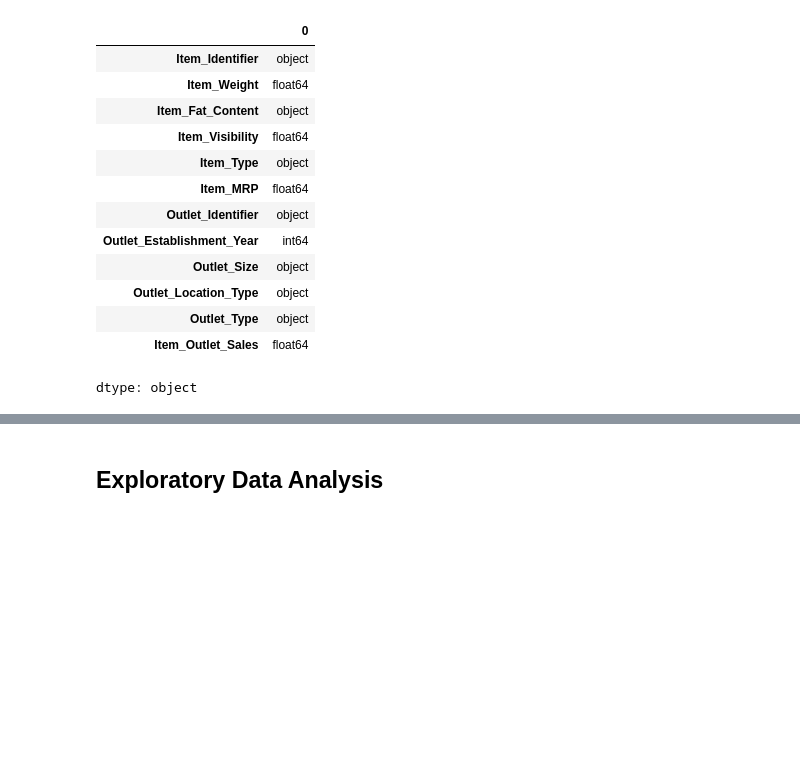
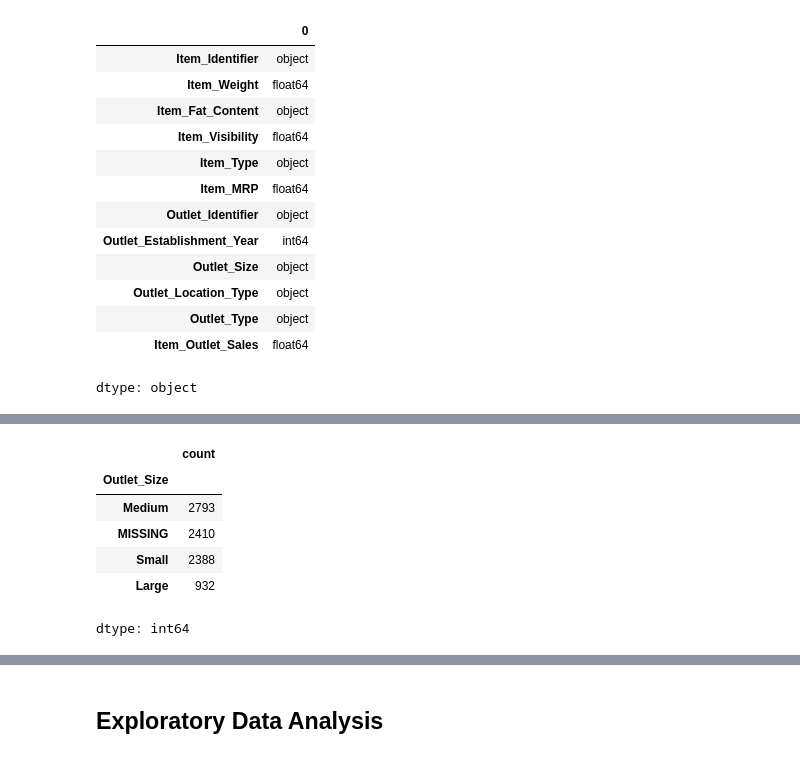
Before and after one commit to QossayShtaiwi/Prediction-of-Product-Sales, a Jupyter notebook: Prediction_of_Product_Sales.ipynb, the cells around one changed output, grey strips where cells are left out. Cells and saved outputs as stored; diff of their text form; code cells hidden in the pictures; blank space fills up the shorter version.

```diff
--- a/Prediction_of_Product_Sales.ipynb
+++ b/Prediction_of_Product_Sales.ipynb
@@ -101,2 +179,14 @@ dtype: object
+# %%
+#Outlet_Size
+df['Outlet_Size']= df['Outlet_Size'].replace({'High':'Large'})
+df['Outlet_Size'].value_counts()
+# %% [output]
+|  | count |
+| Outlet_Size |  |
+| Medium | 2793 |
+| MISSING | 2410 |
+| Small | 2388 |
+| Large | 932 |
+dtype: int64
 # %%
 # For any numerical columns, obtain the summary statistics of each (min, max, mean).
```
Also changed, not shown: parts of 11 cells of this notebook.
